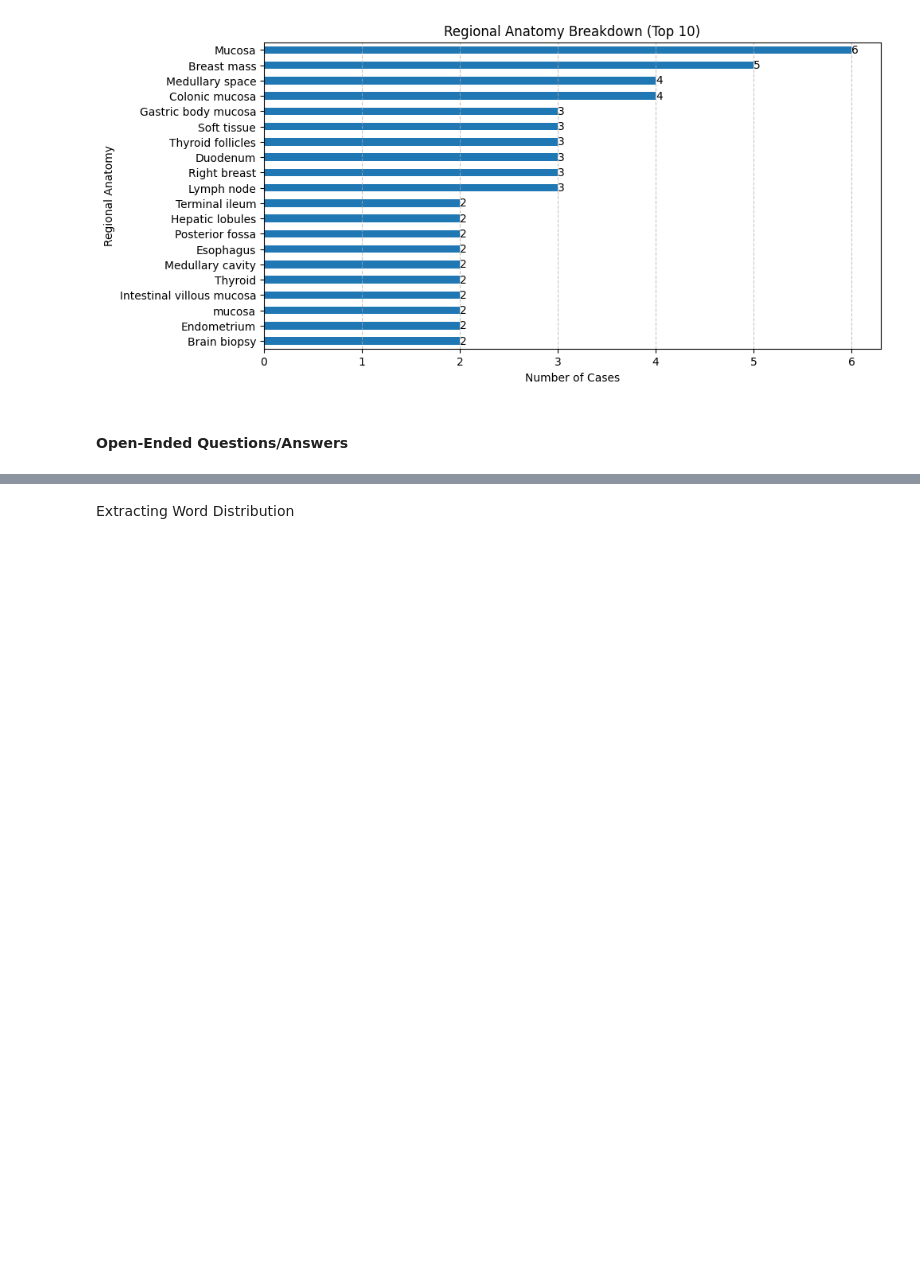
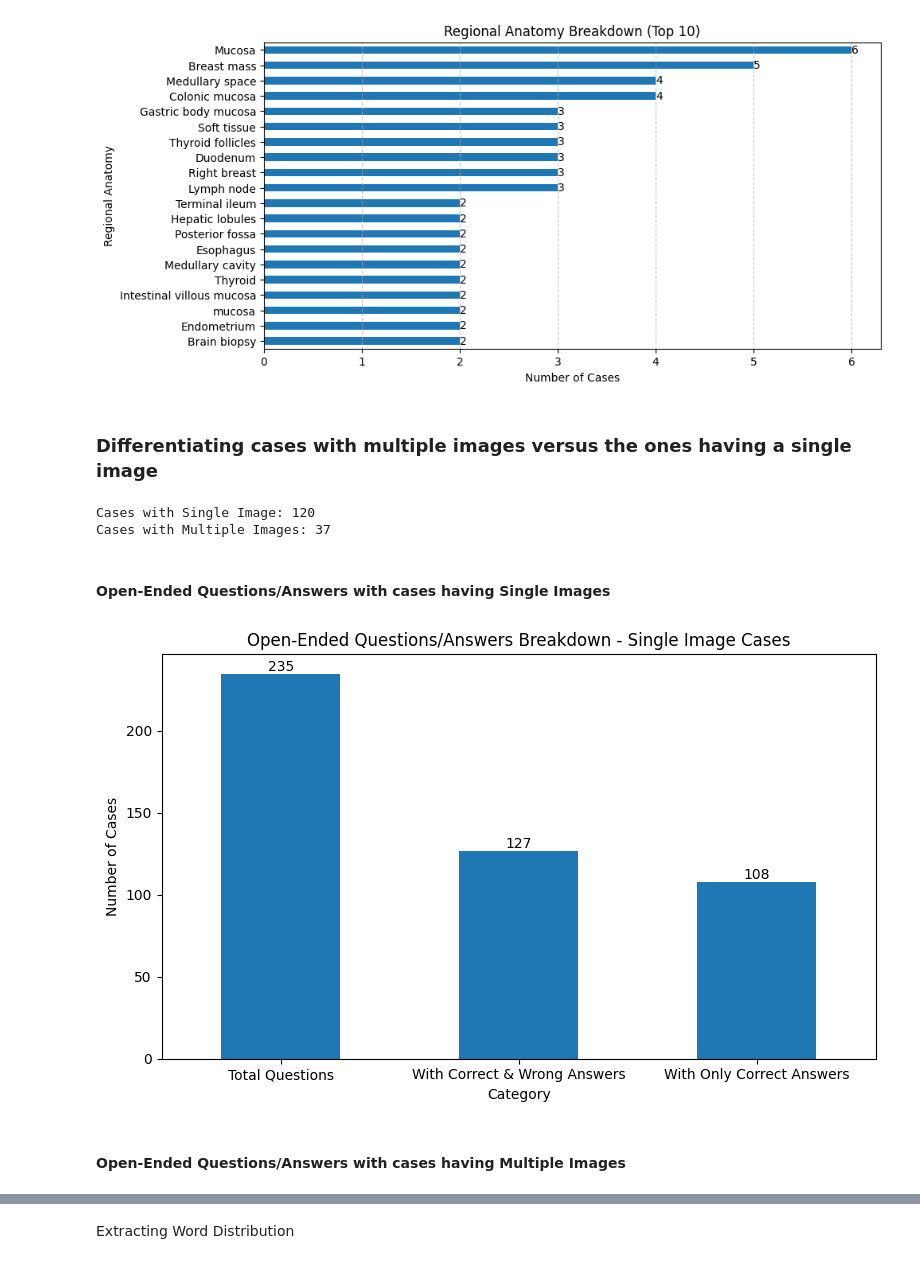
Before and after one commit to embedded-robotics/path-open-data, a Jupyter notebook: pathopen_raw_data_analysis.ipynb, the cells around one changed output, grey strips where cells are left out. Cells and saved outputs as stored; diff of their text form; code cells hidden in the pictures; blank space fills up the shorter version.

Commit message:
Added all the graphs

```diff
--- a/pathopen_raw_data_analysis.ipynb
+++ b/pathopen_raw_data_analysis.ipynb
@@ -145,27 +145,41 @@ ax.invert_yaxis()
 plt.show()
 # %% [output]
 [figure]
+# %% [markdown]
+### Differentiating cases with multiple images versus the ones having a single image
+# %%
+vqa_data_sngl_img = vqa_data[vqa_data['Image1_Path'].notnull() & vqa_data['Image2_Path'].isnull() & vqa_data['Image3_Path'].isnull()]
+vqa_data_mult_img = vqa_data[vqa_data['Image1_Path'].notnull() & (vqa_data['Image2_Path'].notnull() | vqa_data['Image3_Path'].notnull())]
+print("Cases with Single Image:", len(vqa_data_sngl_img))
+print("Cases with Multiple Images:", len(vqa_data_mult_img))
+# %% [output]
+Cases with Single Image: 120
+Cases with Multiple Images: 37
 # %% [markdown]
-#### Open-Ended Questions/Answers
+#### Open-Ended Questions/Answers with cases having Single Images
 # %%
-open_ended_1 = vqa_data[(~vqa_data['Open Ended - Question 1'].isnull()) & (~vqa_data['Open Ended - Answer 1'].isnull())]
-open_ended_1_with_wrong = vqa_data[(~vqa_data['Open Ended - Question 1'].isnull()) & (~vqa_data['Open Ended - Answer 1'].isnull()) & (~vqa_data['Open Ended - Wrong Answer 1'].isnull())]
-open_ended_1_without_wrong = vqa_data[(~vqa_data['Open Ended - Question 1'].isnull()) & (~vqa_data['Open Ended - Answer 1'].isnull()) & (vqa_data['Open Ended - Wrong Answer 1'].isnull())]
+open_ended_1 = vqa_data_sngl_img[vqa_data_sngl_img['Open Ended - Question 1'].notnull() & vqa_data_sngl_img['Open Ended - Answer 1'].notnull()]
+open_ended_1_with_wrong = vqa_data_sngl_img[vqa_data_sngl_img['Open Ended - Question 1'].notnull() & vqa_data_sngl_img['Open Ended - Answer 1'].notnull() & vqa_data_sngl_img['Open Ended - Wrong Answer 1'].notnull()]
+open_ended_1_without_wrong = vqa_data_sngl_img[vqa_data_sngl_img['Open Ended - Question 1'].notnull() & vqa_data_sngl_img['Open Ended - Answer 1'].notnull() & vqa_data_sngl_img['Open Ended - Wrong Answer 1'].isnull()]
 
-open_ended_2 = vqa_data[(~vqa_data['Open Ended - Question 2'].isnull()) & (~vqa_data['Open Ended - Answer 2'].isnull())]
-open_ended_2_with_wrong = vqa_data[(~vqa_data['Open Ended - Question 2'].isnull()) & (~vqa_data['Open Ended - Answer 2'].isnull()) & (~vqa_data['Open Ended - Wrong Answer 2'].isnull())]
-open_ended_2_without_wrong = vqa_data[(~vqa_data['Open Ended - Question 2'].isnull()) & (~vqa_data['Open Ended - Answer 2'].isnull()) & (vqa_data['Open Ended - Wrong Answer 2'].isnull())]
+open_ended_2 = vqa_data_sngl_img[vqa_data_sngl_img['Open Ended - Question 2'].notnull() & vqa_data_sngl_img['Open Ended - Answer 2'].notnull()]
+open_ended_2_with_wrong = vqa_data_sngl_img[vqa_data_sngl_img['Open Ended - Question 2'].notnull() & vqa_data_sngl_img['Open Ended - Answer 2'].notnull() & vqa_data_sngl_img['Open Ended - Wrong Answer 2'].notnull()]
+open_ended_2_without_wrong = vqa_data_sngl_img[vqa_data_sngl_img['Open Ended - Question 2'].notnull() & vqa_data_sngl_img['Open Ended - Answer 2'].notnull() & vqa_data_sngl_img['Open Ended - Wrong Answer 2'].isnull()]
 # %%
-open_ended = pd.concat([open_ended_1, open_ended_2])
-open_ended_with_wrong = pd.concat([open_ended_1_with_wrong, open_ended_2_with_wrong])
-open_ended_without_wrong = pd.concat([open_ended_1_without_wrong, open_ended_2_without_wrong])
+open_ended_sngl = pd.concat([open_ended_1, open_ended_2])
+open_ended_with_wrong_sngl = pd.concat([open_ended_1_with_wrong, open_ended_2_with_wrong])
+open_ended_without_wrong_sngl = pd.concat([open_ended_1_without_wrong, open_ended_2_without_wrong])
 # %%
 ax = pd.Series({
-    'Total Questions/Answers': len(open_ended),
-    'With Wrong Answers': len(open_ended_with_wrong),
-    'Without Wrong Answers': len(open_ended_without_wrong)
-}).plot(kind='bar', figsize=(8, 5), title='Open-Ended Questions/Answers Breakdown', xlabel='Category', ylabel='Number of Cases')
+    'Total Questions': len(open_ended_sngl),
+    'With Correct & Wrong Answers': len(open_ended_with_wrong_sngl),
+    'With Only Correct Answers': len(open_ended_without_wrong_sngl)
+}).plot(kind='bar', figsize=(8, 5), title='Open-Ended Questions/Answers Breakdown - Single Image Cases', xlabel='Category', ylabel='Number of Cases')
 ax.bar_label(ax.containers[0])
 plt.xticks(rotation=0)
 plt.tight_layout()
 plt.show()
+# %% [output]
+[figure, added]
+# %% [markdown]
+#### Open-Ended Questions/Answers with cases having Multiple Images
```
Also changed, not shown: parts of 22 cells of this notebook.
